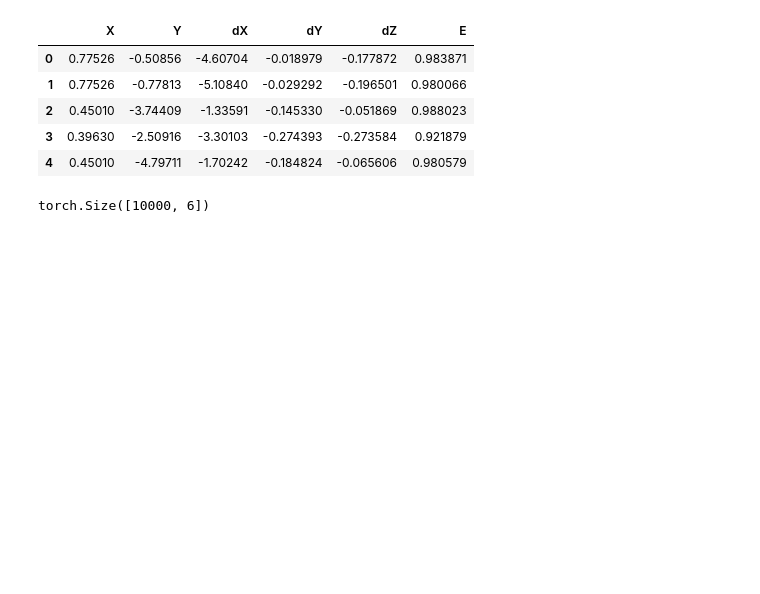
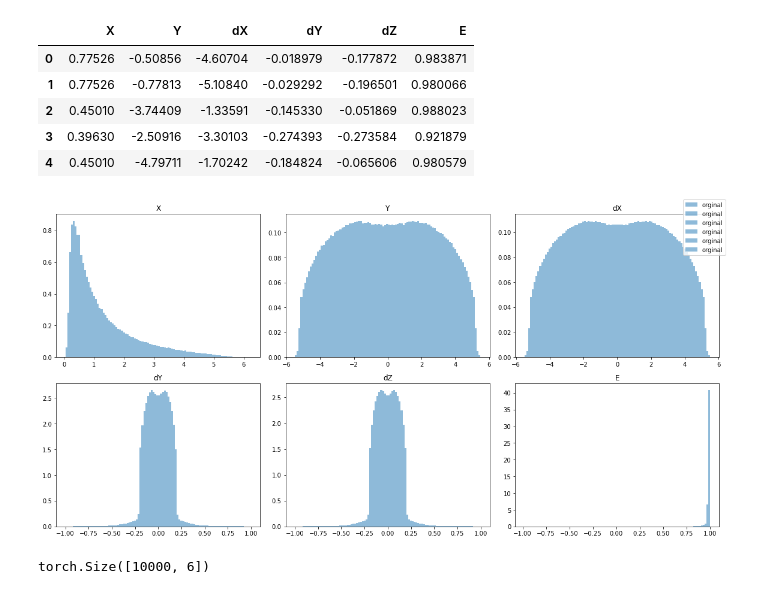
Before and after one commit to Galatros/VAE-GAN-PHSP, a Jupyter notebook: AE_VAE/Autoencoders_Photons/photons_vae_mmd.ipynb, the cells around one changed output. Saved outputs shown, nothing was run; the diff lists cells and outputs as text; code cells hidden in the pictures; blank space fills up the shorter version.

```diff
--- a/AE_VAE/Autoencoders_Photons/photons_vae_mmd.ipynb
+++ b/AE_VAE/Autoencoders_Photons/photons_vae_mmd.ipynb
@@ -66,3 +66,10 @@ np.copyto(X,photons[:,:-1])
 print(X.shape)
 # %% [output]
 (10000001, 6)
+# %%
+X_reflection=copy.deepcopy(X)
+X_reflection[:,2]=-X_reflection[:,2]
+X_reflection[:,4]=-X_reflection[:,4]
+
+X_sum=np.concatenate((X,X_reflection),axis=0)
+print(len(X_sum))
@@ -69,5 +78,5 @@ print(X.shape)
 # %%
-df_data = pd.DataFrame(X, columns = ['X', 'Y', 'dX', 'dY', 'dZ', 'E'])
+df_data = pd.DataFrame(X_sum, columns = ['X', 'Y', 'dX', 'dY', 'dZ', 'E'])
 df_data.head()#zawsze warto rzucić okiem na dane
 # %% [output]
 |  | X | Y | dX | dY | dZ | E |
@@ -76,4 +85,40 @@ df_data.head()#zawsze warto rzucić okiem na dane
 | 2 | 0.45010 | -3.74409 | -1.33591 | -0.145330 | -0.051869 | 0.988023 |
 | 3 | 0.39630 | -2.50916 | -3.30103 | -0.274393 | -0.273584 | 0.921879 |
 | 4 | 0.45010 | -4.79711 | -1.70242 | -0.184824 | -0.065606 | 0.980579 |
+# %%
+tmp_check=df_data.to_numpy(dtype=np.float32)
+orginal_check=copy.deepcopy(tmp_check)
+# %%
+fig, axs = plt.subplots(2, 3)
+fig.set_size_inches(16,8)
+bins=100
+axs[0, 0].hist(orginal_check[:,0],bins=bins, label ='orginal',alpha=0.5, density=True)
+# axs[0, 0].hist(result[:,0],bins=bins, label ='decoded', alpha=0.5, density=True)
+axs[0, 0].set_title('X')
+axs[0, 1].hist(orginal_check[:,1],bins=bins, label ='orginal',alpha=0.5, density=True)
+# axs[0, 1].hist(result[:,1],bins=bins, label ='decoded', alpha=0.5, density=True)
+axs[0, 1].set_title('Y')
+axs[0, 2].hist(orginal_check[:,2],bins=bins, label ='orginal',alpha=0.5, density=True)
+# axs[0, 2].hist(result[:,2],bins=bins, label ='decoded', alpha=0.5, density=True)
+axs[0, 2].set_title('dX')
+axs[1, 0].hist(orginal_check[:,3],bins=bins, label ='orginal',alpha=0.5, density=True)
+# axs[1, 0].hist(result[:,3],bins=bins, label ='decoded', alpha=0.5, density=True)
+axs[1, 0].set_title('dY')
+axs[1, 1].hist(orginal_check[:,4],bins=bins, label ='orginal',alpha=0.5, density=True)
+# axs[1, 1].hist(result[:,4],bins=bins, label ='decoded', alpha=0.5, density=True)
+axs[1, 1].set_title('dZ')
+axs[1, 2].hist(orginal_check[:,5],bins=bins, label ='orginal',alpha=0.5, density=True)
+# axs[1, 2].hist(result[:,5],bins=bins, label ='decoded', alpha=0.5, density=True)
+axs[1, 2].set_title('E')
+fig.legend()
+
+# for ax in axs.flat:
+#     ax.set(xlabel='x-label', ylabel='y-label')
+
+# # Hide x labels and tick labels for top plots and y ticks for right plots.
+# for ax in axs.flat:
+#     ax.label_outer()
+fig.tight_layout()
+# %% [output]
+[figure, added]
 # %%
```
Also changed, not shown: parts of 5 cells of this notebook, 1 other file.
